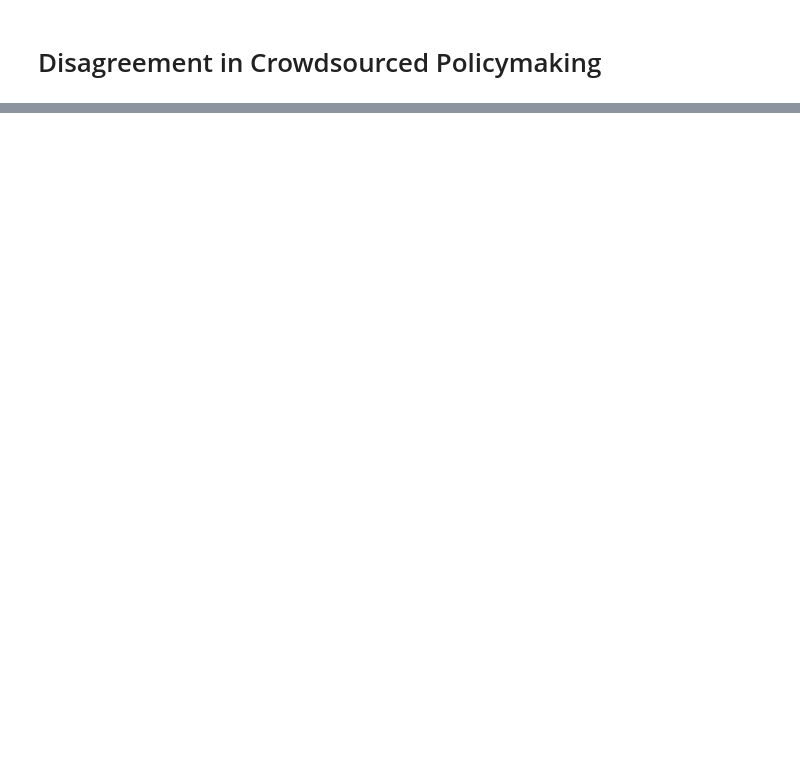
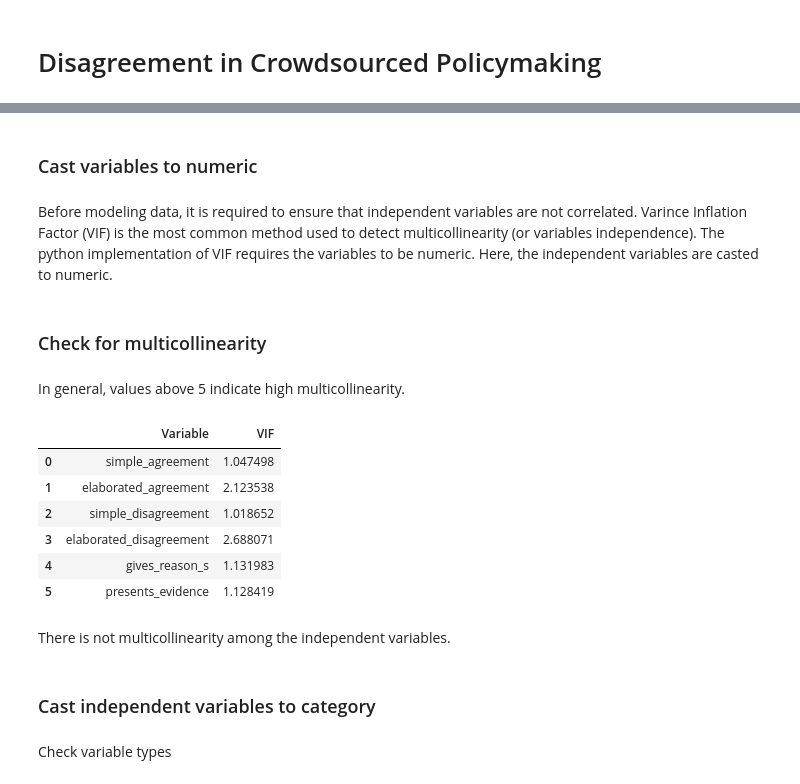
Before and after one commit to joausaga/disagreement, a Jupyter notebook: 1_factors_influence_idea_generation.ipynb, the cells around one changed output, grey strips where cells are left out. Saved outputs shown, nothing was run; the diff lists cells and outputs as text; code cells hidden in the pictures; blank space fills up the shorter version.

Commit message:
Add regression analysis

```diff
--- a/1_factors_influence_idea_generation.ipynb
+++ b/1_factors_influence_idea_generation.ipynb
@@ -26,0 +159,4 @@ ModuleNotFoundError: No module named 'statsmodels'
+# %%
+all_df.loc[all_df['number_of_ideas']=='unclear', 'number_of_ideas'] = 0
+all_df.loc[all_df['number_of_ideas'].isna(), 'number_of_ideas'] = 0
+all_df['number_of_ideas'] = pd.to_numeric(all_df['number_of_ideas'], downcast='unsigned')
@@ -26,0 +207,4 @@ ModuleNotFoundError: No module named 'statsmodels'
+# %%
+independent_vars = ['simple_agreement', 'elaborated_agreement', 'simple_disagreement', 'elaborated_disagreement',
+                    'gives_reason_s', 'presents_evidence']
+print(f"In total {len(independent_vars)} independent variables will be considered in the analysis")
@@ -26,0 +215,4 @@ ModuleNotFoundError: No module named 'statsmodels'
+# %%
+analysis_df = all_df.loc[:,independent_vars + ['number_of_ideas']]
+print(f"The analysis is conducted with a dataset composed of " \
+      f"{analysis_df.shape[0]} rows and {analysis_df.shape[1]} columns")
@@ -26,0 +235,28 @@ ModuleNotFoundError: No module named 'statsmodels'
+# %% [markdown]
+### Cast variables to numeric
+# %% [markdown]
+Before modeling data, it is required to ensure that independent variables are not correlated. Varince Inflation Factor (VIF) is the most common method used to detect multicollinearity (or variables independence). The python implementation of VIF requires the variables to be numeric. Here, the independent variables are casted to numeric.
+# %%
+analysis_df = analysis_df.apply(pd.to_numeric)
+# %% [markdown]
+### Check for multicollinearity
+# %% [markdown]
+In general, values above 5 indicate high multicollinearity.
+# %%
+vif = pd.DataFrame()
+vif["Variable"] = analysis_df[independent_vars].columns
+vif["VIF"] = [variance_inflation_factor(analysis_df[independent_vars].values, i)
+              for i in range(analysis_df[independent_vars].shape[1])]
+vif
+# %% [output]
+|  | Variable | VIF |
+| 0 | simple_agreement | 1.047498 |
+| 1 | elaborated_agreement | 2.123538 |
+| 2 | simple_disagreement | 1.018652 |
+| 3 | elaborated_disagreement | 2.688071 |
+| 4 | gives_reason_s | 1.131983 |
+| 5 | presents_evidence | 1.128419 |
+# %% [markdown]
+There is not multicollinearity among the independent variables.
+# %% [markdown]
+### Cast independent variables to category
@@ -26,0 +268,2 @@ ModuleNotFoundError: No module named 'statsmodels'
+# %% [markdown]
+Check variable types
```
Also changed, not shown: parts of 84 cells of this notebook.
